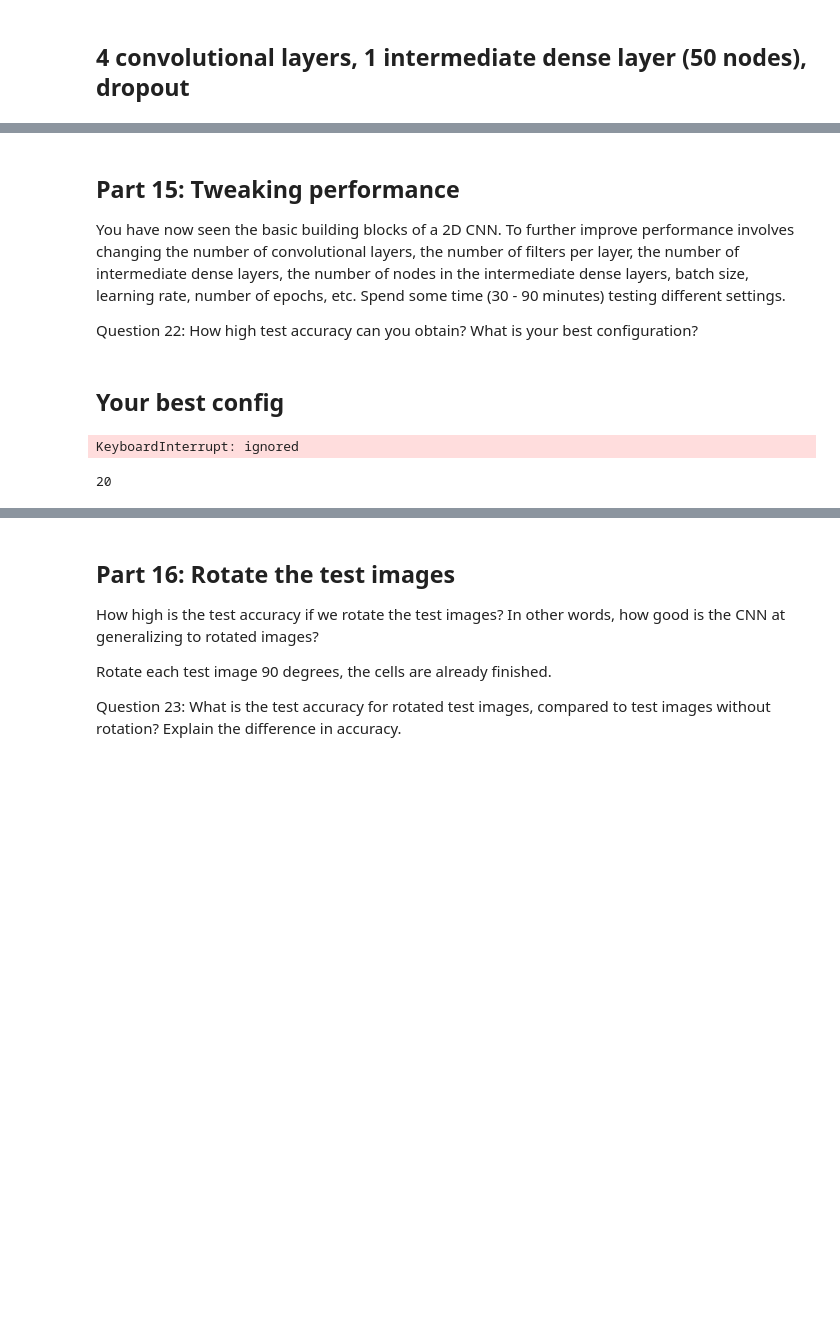
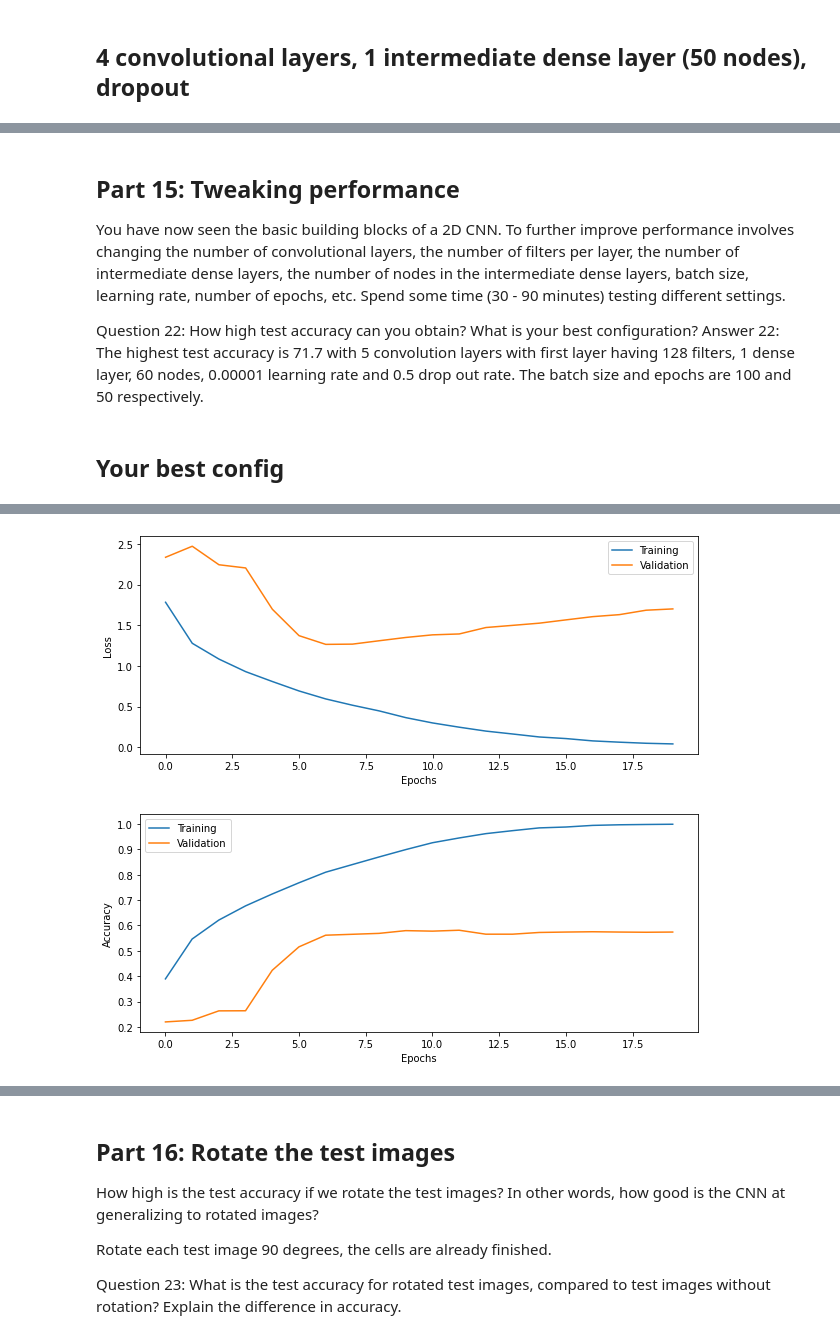
Before and after one commit to vyspi394/Deep-Learning, a Jupyter notebook: CNN_Lab.ipynb, the cells around one changed output, grey strips where cells are left out. Cells and saved outputs as stored; diff of their text form; code cells hidden in the pictures; blank space fills up the shorter version.

```diff
--- a/CNN_Lab.ipynb
+++ b/CNN_Lab.ipynb
@@ -663,72 +662,27 @@ plot_results(history4)
 
 You have now seen the basic building blocks of a 2D CNN. To further improve performance involves changing the number of convolutional layers, the number of filters per layer, the number of intermediate dense layers, the number of nodes in the intermediate dense layers, batch size, learning rate, number of epochs, etc. Spend some time (30 - 90 minutes) testing different settings.
 
-Question 22: How high test accuracy can you obtain? What is your best configuration?
+Question 22: How high test accuracy can you obtain? What is your best configuration?                                                                  Answer 22: The highest test accuracy is 71.7 with 5 convolution layers with first layer having 128 filters, 1 dense layer, 60 nodes, 0.00001 learning rate and 0.5 drop out rate. The batch size and epochs are 100 and 50 respectively.
 # %% [markdown]
 ## Your best config
-# %%
-#Importing library Grid search for paramter tuning
-from sklearn.model_selection import GridSearchCV
-from keras.wrappers.scikit_learn import KerasClassifier
-
-#Tuning batch size and number of epochs
-batch_size=[20, 50, 80, 110]
-epochs=[10, 20, 30]
-n_conv_layers=[4,6,8,10]
-n_dense_layers=[1,2,3]
-learning_rate=[0.1,0.01,0.001]
-n_filters=[16,32,64]
-n_nodes = [50,60,70,80,90]
-param_grid =dict(epochs=epochs,batch_size=batch_size,n_conv_layers=n_conv_layers,n_dense_layers=n_dense_layers,learning_rate=learning_rate,n_filters=n_filters,n_nodes=n_nodes)
-
-#Doing a grid search with model3 as it has highest test and coincidently highest validation score also
-estimator=KerasClassifier(build_fn=build_CNN,input_shape=input_shape,use_dropout=True)
-grid = GridSearchCV(estimator=estimator, param_grid=param_grid, cv=3,n_jobs=-1)
-grid_result = grid.fit(X=Xtest,y=Ytest_categorical,validation_data=(Xval,Yval_categorical))
-
-# summarize results
-print("Best: %f using %s" % (grid_result.best_score_, grid_result.best_params_))
-means = grid_result.cv_results_['mean_test_score']
-stds = grid_result.cv_results_['std_test_score']
-params = grid_result.cv_results_['params']
-
-for mean, stdev, param in zip(means, stds, params):
-    print("%f (%f) with: %r" % (mean, stdev, param))
-# %% [output]
-KeyboardInterrupt: ignored
-# %%
-#Tuning the number of nodes
-n_nodes = [30, 40, 50, 60,70,80,90,100]
-param_grid =dict(n_nodes=n_nodes)
-
-#Doing a grid search with model3 as it has highest test and coincidently highest validation score also
-estimator=KerasClassifier(build_fn=build_CNN,input_shape=input_shape,n_conv_layers=4,n_dense_layers=1,n_nodes=50,use_dropout=True)
-grid = GridSearchCV(estimator=estimator, param_grid=param_grid, cv=3,n_jobs=-1)
-grid_result = grid.fit(X=Xtest,y=Ytest_categorical,validation_data=(Xval,Yval_categorical))
-
-# summarize results
-print("Best: %f using %s" % (grid_result.best_score_, grid_result.best_params_))
-means = grid_result.cv_results_['mean_test_score']
-stds = grid_result.cv_results_['std_test_score']
-params = grid_result.cv_results_['params']
-
-for mean, stdev, param in zip(means, stds, params):
-    print("%f (%f) with: %r" % (mean, stdev, param))
-# %% [output]
-20
 # %%
 # Setup some training parameters
-batch_size = grid_result.best_params_['batch_size']
-epochs = grid_result.best_params_['epochs']
-drop_rate=grid_result.best_params_['drop_rate']
-weight_constarint=grid_result.best_params_['weight_constraint']
-n_nodes=grid_result.best_params_['neurons']
+batch_size = 100
+epochs = 50
 input_shape = Xtrain.shape[1:]
 
 # Build model
-model5 = build_CNN(input_shape=input_shape,n_conv_layers=4,n_dense_layers=1,n_nodes=50)
+model_exp = build_CNN(input_shape=input_shape,n_conv_layers=5,n_dense_layers=1,n_nodes=60,use_dropout=True,n_filters=128,learning_rate=0.00001)
 
 # Train the model  using training data and validation data
-history5 = model5.fit(Xtrain,Ytrain_categorical,validation_data=(Xval,Yval_categorical),batch_size=batch_size,epochs=epochs)
+history_exp = model_exp.fit(Xtrain,Ytrain_categorical,validation_data=(Xval,Yval_categorical),batch_size=batch_size,epochs=epochs)
+
+# Evaluate the trained model on test set, not used in training or validation
+score = model_exp.evaluate(Xtest,Ytest_categorical,batch_size=batch_size)
+print('Test loss: %.4f' % score[0])
+print('Test accuracy: %.4f' % score[1])
+
+# Plot the history from the training run
+plot_results(history4)
 # %% [output]
 Train on 7500 samples, validate on 2500 samples
@@ -750,0 +705,2 @@ Epoch 30/30
+[figure, added]
+[figure, added]
```
Also changed, not shown: parts of 21 cells of this notebook.
